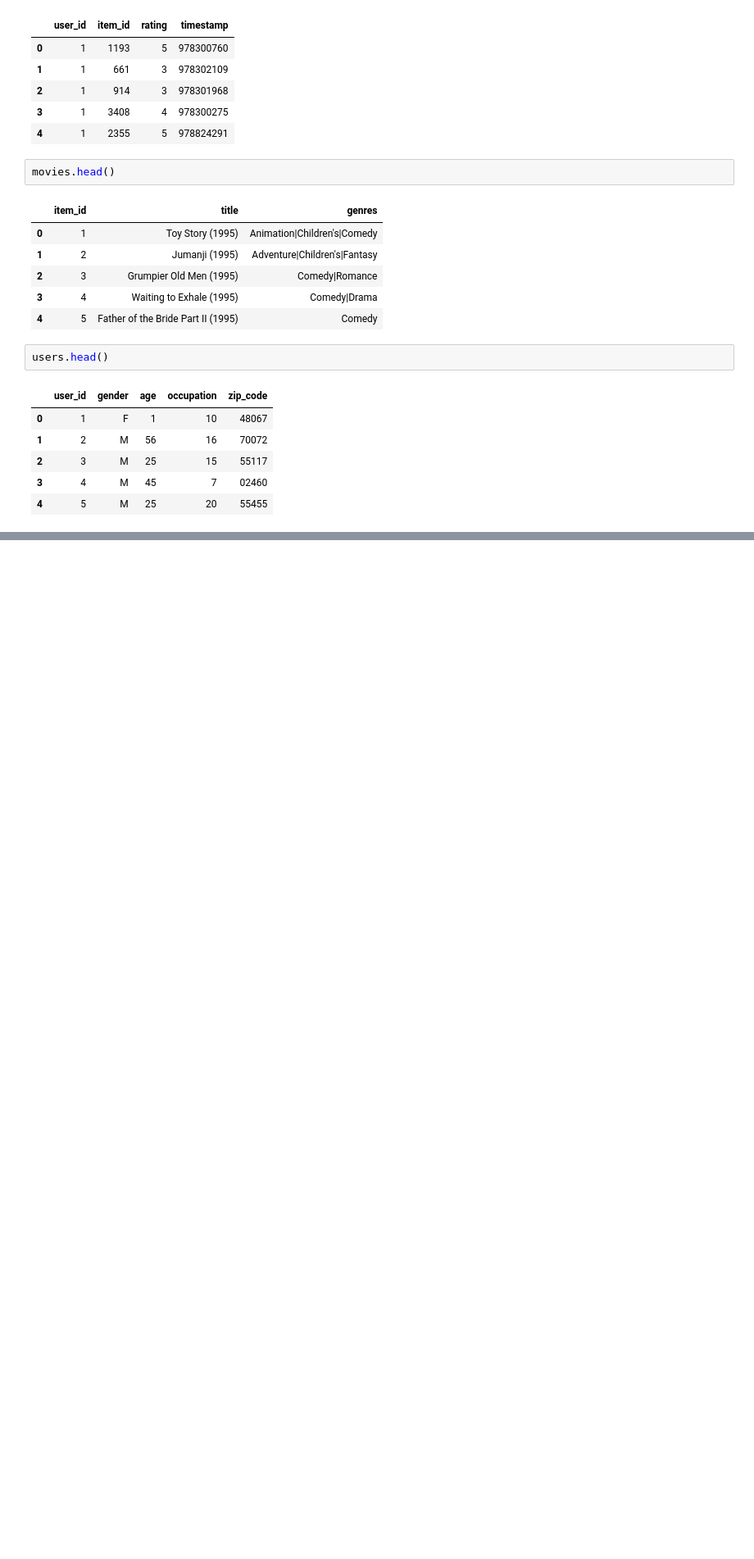
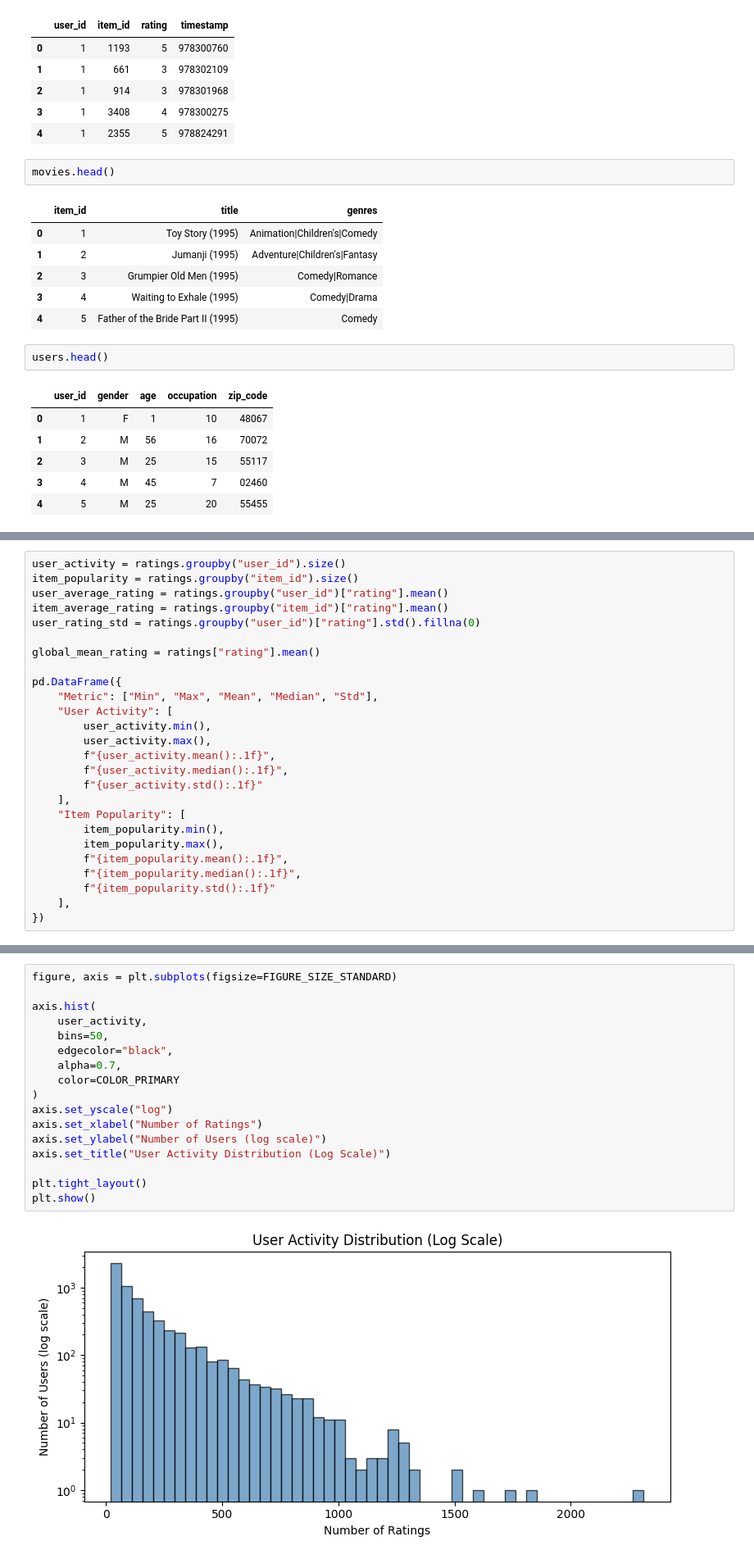
Before and after one commit to lexsobieski/ucu-recsys, a Jupyter notebook: experiments/exploratory-data-analysis.ipynb, the cells around one changed output, grey strips where cells are left out. Shown at 82% size. Saved outputs shown, nothing was run; the diff lists cells and outputs as text; blank space fills up the shorter version.

```diff
--- a/experiments/exploratory-data-analysis.ipynb
+++ b/experiments/exploratory-data-analysis.ipynb
@@ -421,0 +209,26 @@ Negative ratings (1-2): 163731 (16.4%)
+# %%
+user_activity = ratings.groupby("user_id").size()
+item_popularity = ratings.groupby("item_id").size()
+user_average_rating = ratings.groupby("user_id")["rating"].mean()
+item_average_rating = ratings.groupby("item_id")["rating"].mean()
+user_rating_std = ratings.groupby("user_id")["rating"].std().fillna(0)
+
+global_mean_rating = ratings["rating"].mean()
+
+pd.DataFrame({
+    "Metric": ["Min", "Max", "Mean", "Median", "Std"],
+    "User Activity": [
+        user_activity.min(),
+        user_activity.max(),
+        f"{user_activity.mean():.1f}",
+        f"{user_activity.median():.1f}",
+        f"{user_activity.std():.1f}"
+    ],
+    "Item Popularity": [
+        item_popularity.min(),
+        item_popularity.max(),
+        f"{item_popularity.mean():.1f}",
+        f"{item_popularity.median():.1f}",
+        f"{item_popularity.std():.1f}"
+    ],
+})
@@ -421,0 +275,19 @@ Negative ratings (1-2): 163731 (16.4%)
+# %%
+figure, axis = plt.subplots(figsize=FIGURE_SIZE_STANDARD)
+
+axis.hist(
+    user_activity,
+    bins=50,
+    edgecolor="black",
+    alpha=0.7,
+    color=COLOR_PRIMARY
+)
+axis.set_yscale("log")
+axis.set_xlabel("Number of Ratings")
+axis.set_ylabel("Number of Users (log scale)")
+axis.set_title("User Activity Distribution (Log Scale)")
+
+plt.tight_layout()
+plt.show()
+# %% [output]
+[figure, added]
```
Also changed, not shown: parts of 88 cells of this notebook.
